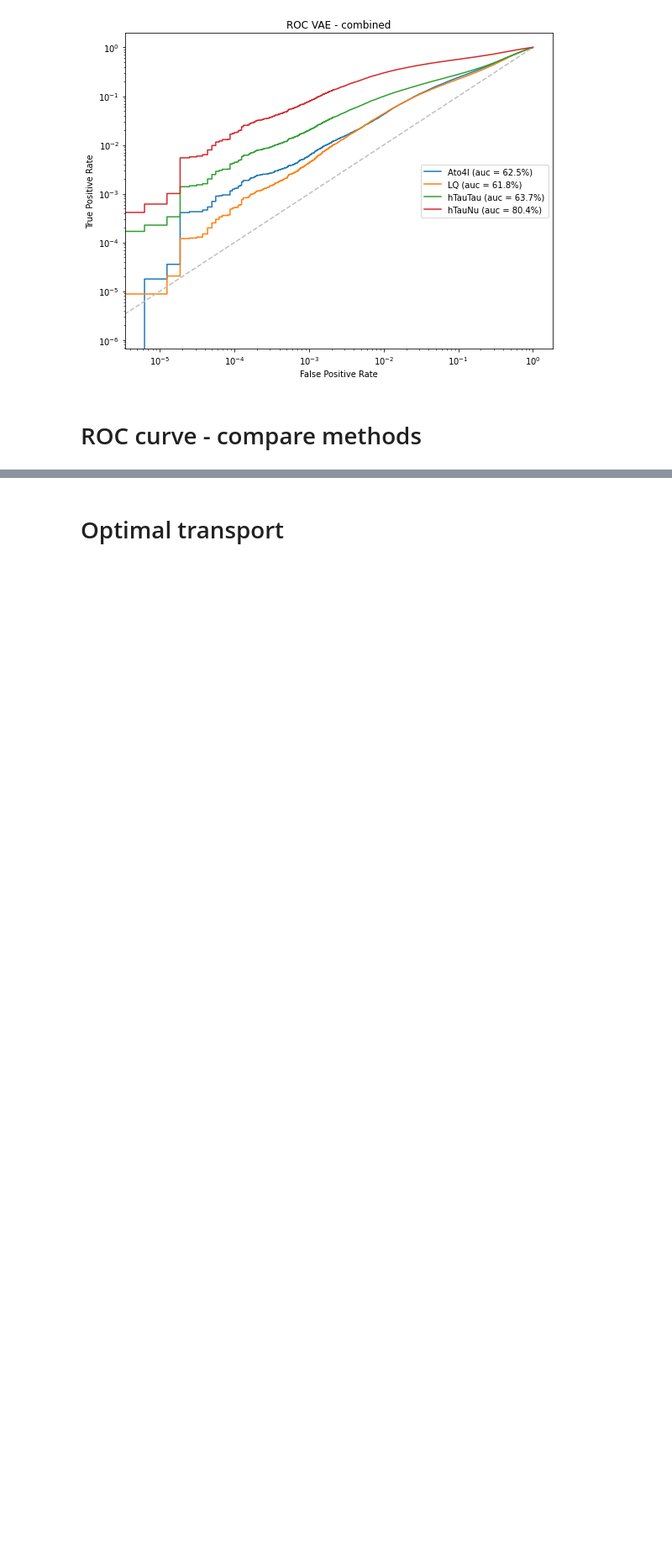
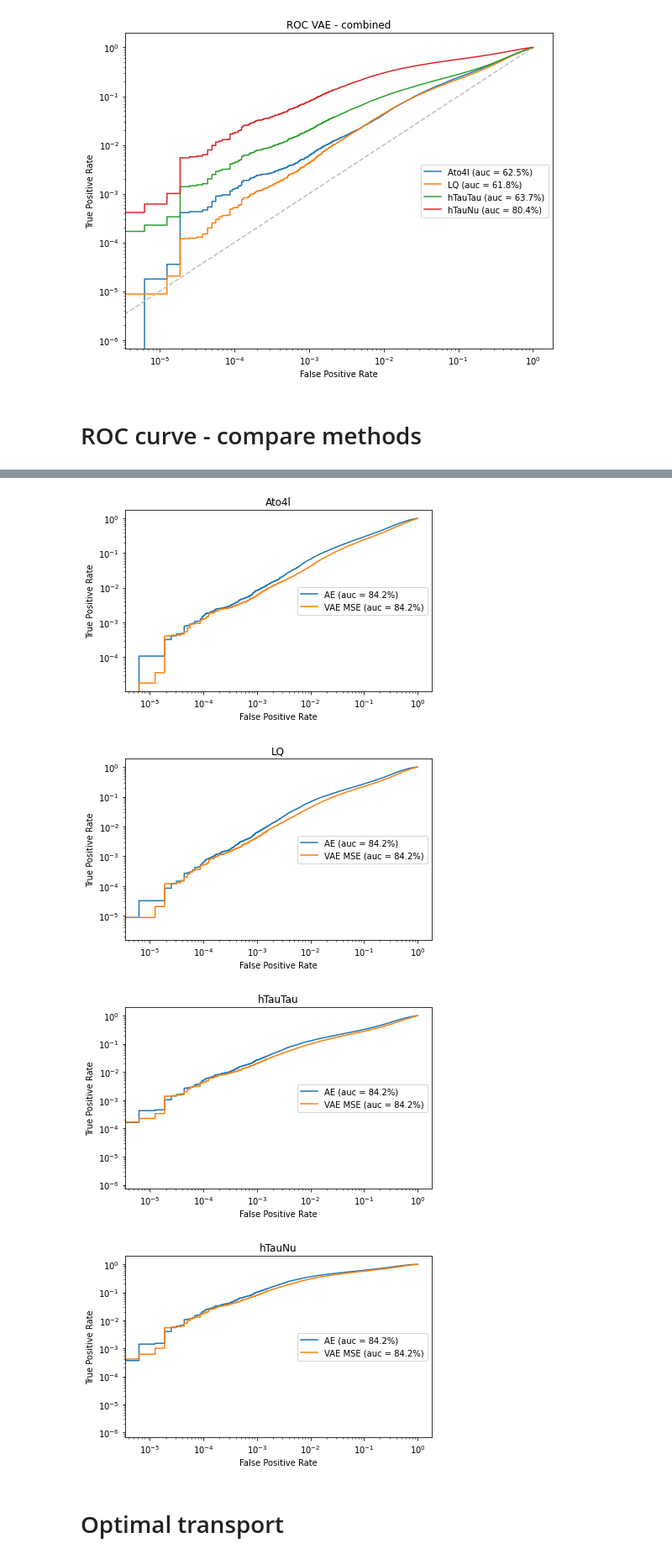
Before and after one commit to inesochoa/lisbon-ml-school, a Jupyter notebook: exercise_4.ipynb, the cells around one changed output, grey strips where cells are left out. Shown at 84% size. Cells and saved outputs as stored; diff of their text form; code cells hidden in the pictures; blank space fills up the shorter version.

```diff
--- a/exercise_4.ipynb
+++ b/exercise_4.ipynb
@@ -577,5 +581,5 @@ def make_roc(loss_discrim,title): # assume first element is for background, rema
 # %%
-make_roc(total_loss, "ROC AE")
+rocs_AE = make_roc(total_loss, "ROC AE")
 # %% [output]
 [figure]
 # %% [markdown]
@@ -932,3 +959,10 @@ make_roc(mse_loss+100*kl_loss,title="ROC VAE - combined")
+# %%
+compare_rocs([rocs_AE, rocs_vae_mse],["AE", "VAE MSE"])
+# %% [output]
+[figure, added]
+[figure, added]
+[figure, added]
+[figure, added]
 # %% [markdown]
 # Optimal transport
 # %%
```
Also changed, not shown: parts of 5 cells of this notebook.
